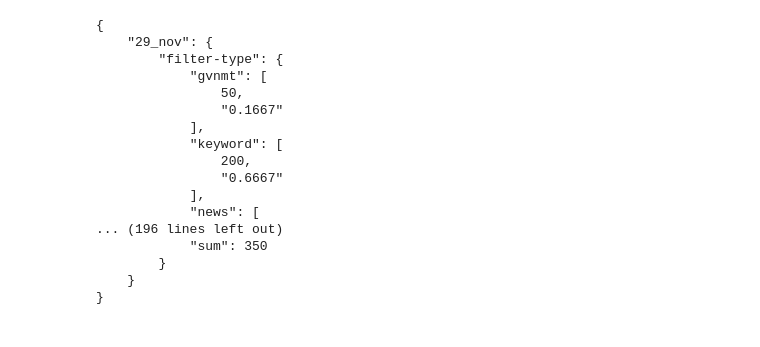
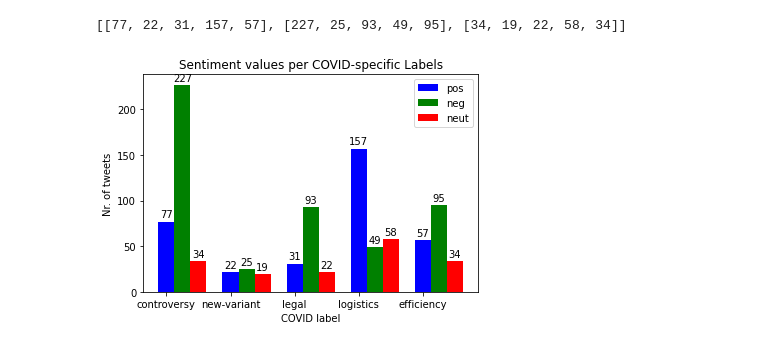
Before and after one commit to vBarbaros/comp598-final, a Jupyter notebook: src/twitter_covid_stats_visualize .ipynb, the cells around one changed output. Drawn from its saved outputs; the diff is of its cells as text; code cells hidden in the pictures.

Commit message:
Generates plots

```diff
--- a/src/twitter_covid_stats_visualize .ipynb
+++ b/src/twitter_covid_stats_visualize .ipynb
@@ -1,8 +1,9 @@
 # %%
 import json
-from twitter_stats_utils import read_from_json
+import numpy as np
+from twitter_stats_utils import read_from_json, plot_stats_graph, plot_stats_bar
 
-dict_stats = read_from_json('data/results/stats_per_label.json')
+dict_stats = read_from_json('data/results/stats_per_covid_label.json')
 print(json.dumps(dict_stats, indent=4))
 # %% [output]
 {
@@ -23,23 +24,37 @@ print(json.dumps(dict_stats, indent=4))
     }
 }
-# %%
-dict_stats = read_from_json('data/results/stats_per_day.json')
-print(json.dumps(dict_stats, indent=4))
-# %% [output]
-{
-    "29_nov": {
-        "filter-type": {
-            "gvnmt": [
-                50,
-                "0.1667"
-            ],
-            "keyword": [
-                200,
-                "0.6667"
-            ],
-            "news": [
-... (196 lines left out)
-            "sum": 350
-        }
-    }
-}
+# %%
+data = [[dict_stats['covid-controversy']['sentiment']['pos'][0],
+         dict_stats['covid-new-variant']['sentiment']['pos'][0],
+         dict_stats['pandemic-legal']['sentiment']['pos'][0],
+         dict_stats['pandemic-logistics']['sentiment']['pos'][0],
+         dict_stats['vax-efficiency']['sentiment']['pos'][0]],
+
+
+        [dict_stats['covid-controversy']['sentiment']['neg'][0],
+         dict_stats['covid-new-variant']['sentiment']['neg'][0],
+         dict_stats['pandemic-legal']['sentiment']['neg'][0],
+         dict_stats['pandemic-logistics']['sentiment']['neg'][0],
+         dict_stats['vax-efficiency']['sentiment']['neg'][0]],
+
+        [dict_stats['covid-controversy']['sentiment']['neut'][0],
+         dict_stats['covid-new-variant']['sentiment']['neut'][0],
+         dict_stats['pandemic-legal']['sentiment']['neut'][0],
+         dict_stats['pandemic-logistics']['sentiment']['neut'][0],
+         dict_stats['vax-efficiency']['sentiment']['neut'][0]]
+
+       ]
+
+print(data)
+
+X = np.arange(5)
+title = 'Sentiment values per COVID-specific Labels'
+labels = ['pos', 'neg', 'neut']
+xlabel = 'COVID label'
+ylabel = 'Nr. of tweets'
+xticks = ['controversy', 'new-variant', 'legal', 'logistics', 'efficiency']
+
+plot_stats_bar(data, labels, xlabel, ylabel, title, xticks)
+# %% [output]
+[[77, 22, 31, 157, 57], [227, 25, 93, 49, 95], [34, 19, 22, 58, 34]]
+[figure, added]
```
Also changed, not shown: parts of 7 cells of this notebook, 8 other files.
